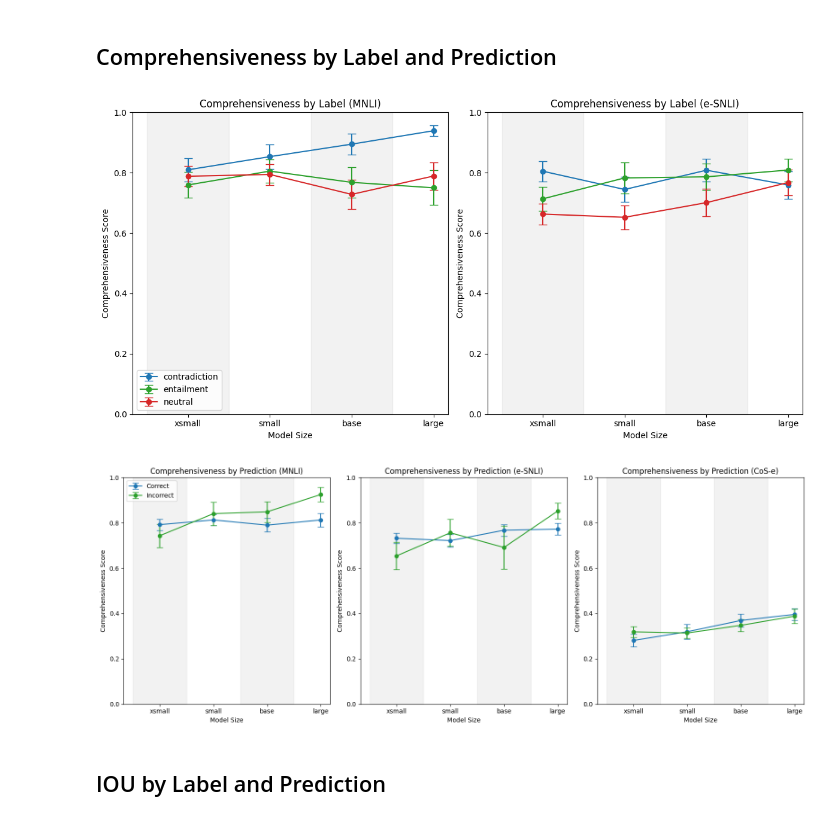
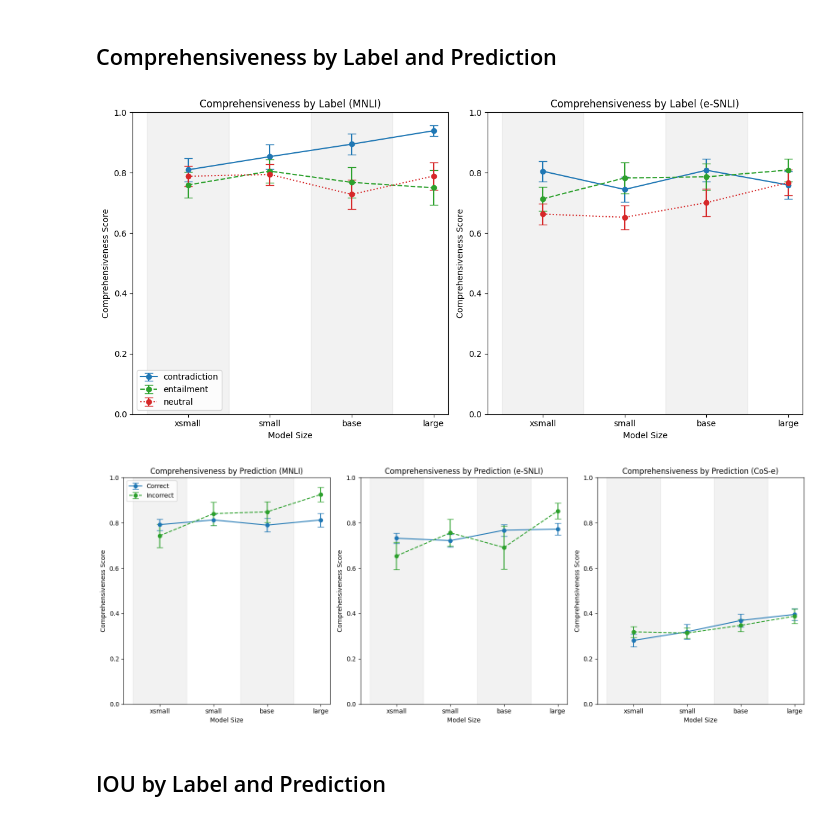
Before and after one commit to henningheyen/Scalability-Of-LLM-Posthoc-Explanations, a Jupyter notebook: plots_tables_results.ipynb, the cells around one changed output. Cells and saved outputs as stored; diff of their text form; code cells hidden in the pictures.

```diff
--- a/plots_tables_results.ipynb
+++ b/plots_tables_results.ipynb
@@ -19,7 +19,9 @@ DATASET_LABELS = ['MNLI', 'e-SNLI', 'CoS-e']
 DATASET_NLI_LABELS = ['MNLI', 'e-SNLI']
 DATASETS_IOU = ['esnli', 'cose']
 DATASETS_IOU_LABELS = ['e-SNLI', 'CoS-e']
-DATASET_COLORS = ['tab:green', 'tab:blue', 'tab:orange']
+DATASET_COLORS = ['tab:blue', 'tab:green', 'tab:red']
+LINESTYLES = ['-', '--', ':']
+
 
 
 dataset_esnli = make_test_set_esnli(size=NUM_EXPL) # 9830 is dev size esnli (originally 9842 but 12 instance are wrongly annotated)
@@ -200,35 +202,35 @@ def plot_comprehensiveness(by='label'):
                 else:  # by == 'prediction'
                     comp = np.array(explainability_results[dataset_key][model_name]['faithfulness']['comprehensiveness'])  # Convert to NumPy array for boolean indexing
                     idx = np.array(explainability_results[dataset_key][model_name]['correct_idx'])  # Ensure idx is a NumPy array
                     if label == 'Incorrect':
                         idx = np.logical_not(idx)
                     data = comp[idx]
 
                 means.append(np.mean(data))
                 sems.append(get_sem(data))
 
-            ax.errorbar(np.arange(len(MODEL_NAMES)), means, yerr=sems, marker='o', linestyle='-', color=colors[by][j], label=label, capsize=5)
+            ax.errorbar(np.arange(len(MODEL_NAMES)), means, yerr=sems, marker='o', color=colors[by][j], label=label, capsize=5, linestyle=LINESTYLES[j])
 
         add_shadowed_background(ax, MODEL_NAMES)
         ax.set_ylim(0, 1)
         ax.set_xlabel('Model Size')
         ax.set_ylabel('Comprehensiveness Score')
         ax.set_title(f'Comprehensiveness by {by.capitalize()} ({dataset_name})')
         ax.set_xticks(np.arange(len(MODEL_NAMES)))
         ax.set_xticklabels(MODEL_NAMES)
 
         if i == 0:
             ax.legend()
 
     plt.tight_layout()
     plt.show()
 
 
 # Example usage:
 plot_comprehensiveness(by='label')
 plot_comprehensiveness(by='prediction')
 # %% [output]
-[figure, old version]
+[figure, new version]
 [figure]
 # %% [markdown]
 ## IOU by Label and Prediction
```
Also changed, not shown: parts of 2 cells of this notebook, 9 other files.
